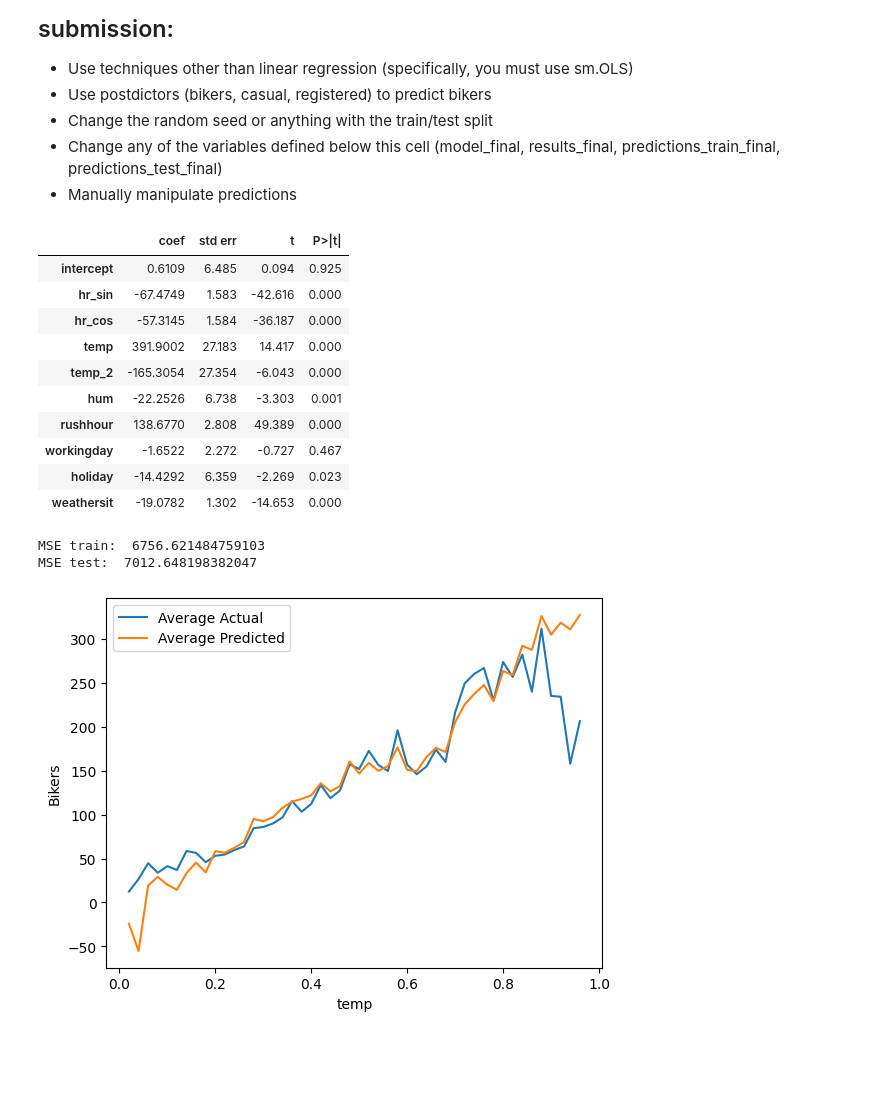
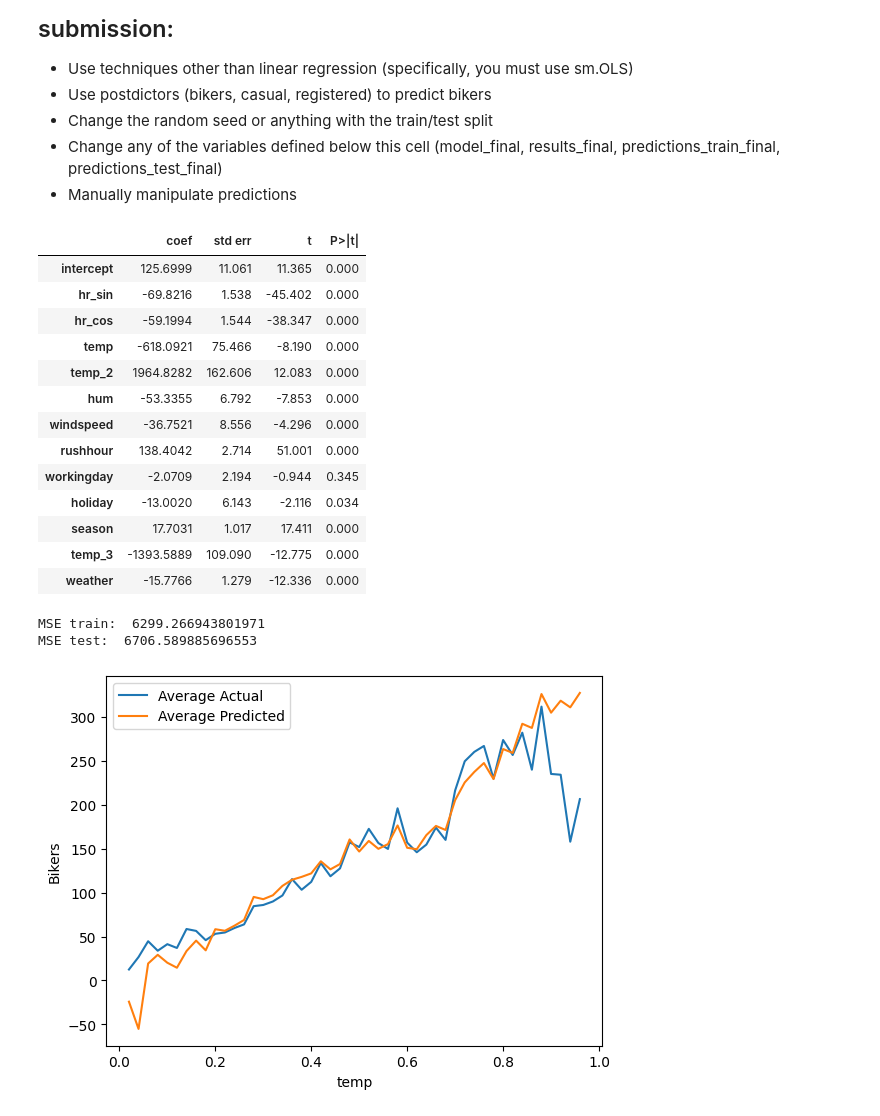
Before and after one commit to Alakazam992/code_2600, a Jupyter notebook: mod05_nonlinear.ipynb, the cells around one changed output. Saved outputs shown, nothing was run; the diff lists cells and outputs as text; code cells hidden in the pictures; blank space fills up the shorter version.

Commit message:
added temp_3 and season

```diff
--- a/mod05_nonlinear.ipynb
+++ b/mod05_nonlinear.ipynb
@@ -305,40 +305,48 @@ plot_avg_actual_vs_predicted_by_feature(X=X_train,
 - Manually manipulate predictions
 # %%
 # Data pre-processing (on Train, Test, X_train, and X_test)
-X_train['weathersit'] = X_train['weathersit'].astype('category').cat.codes
-X_test['weathersit'] = X_test['weathersit'].astype('category').cat.codes
+X_train['weather'] = X_train['weathersit'].astype('category').cat.codes
+X_test['weather'] = X_test['weathersit'].astype('category').cat.codes
 X_train['temp_2'] = X_train['temp']**2
 X_test['temp_2'] = X_test['temp']**2
+X_train['temp_3'] = X_train['temp']**3
+X_test['temp_3'] = X_test['temp']**3
 # %%
 # Build your linear regression model here.
 vars_to_include = [
     'intercept',
     'hr_sin',
     'hr_cos',
     'temp',
     'temp_2',
     'hum',
+    'windspeed',
     'rushhour',
     'workingday',
     'holiday',
-    'weathersit'
+    'season',
+    'temp_3',
+    'weather'
 ]
 
 model_final = sm.OLS(y_train, X_train[vars_to_include])
 results_final = model_final.fit()
 summarize(results_final)
 # %% [output]
 |  | coef | std err | t | P>|t| |
-| intercept | 0.6109 | 6.485 | 0.094 | 0.925 |
-| hr_sin | -67.4749 | 1.583 | -42.616 | 0.000 |
-| hr_cos | -57.3145 | 1.584 | -36.187 | 0.000 |
-| temp | 391.9002 | 27.183 | 14.417 | 0.000 |
-| temp_2 | -165.3054 | 27.354 | -6.043 | 0.000 |
-| hum | -22.2526 | 6.738 | -3.303 | 0.001 |
-| rushhour | 138.6770 | 2.808 | 49.389 | 0.000 |
-| workingday | -1.6522 | 2.272 | -0.727 | 0.467 |
-| holiday | -14.4292 | 6.359 | -2.269 | 0.023 |
-| weathersit | -19.0782 | 1.302 | -14.653 | 0.000 |
+| intercept | 125.6999 | 11.061 | 11.365 | 0.000 |
+| hr_sin | -69.8216 | 1.538 | -45.402 | 0.000 |
+| hr_cos | -59.1994 | 1.544 | -38.347 | 0.000 |
+| temp | -618.0921 | 75.466 | -8.190 | 0.000 |
+| temp_2 | 1964.8282 | 162.606 | 12.083 | 0.000 |
+| hum | -53.3355 | 6.792 | -7.853 | 0.000 |
+| windspeed | -36.7521 | 8.556 | -4.296 | 0.000 |
+| rushhour | 138.4042 | 2.714 | 51.001 | 0.000 |
+| workingday | -2.0709 | 2.194 | -0.944 | 0.345 |
+| holiday | -13.0020 | 6.143 | -2.116 | 0.034 |
+| season | 17.7031 | 1.017 | 17.411 | 0.000 |
+| temp_3 | -1393.5889 | 109.090 | -12.775 | 0.000 |
+| weather | -15.7766 | 1.279 | -12.336 | 0.000 |
 # %%
 predictions_train_final = predict(X_train[vars_to_include], results_final)
 print('MSE train: ', mse(y_train, predictions_train_final))
@@ -346,8 +354,8 @@ print('MSE train: ', mse(y_train, predictions_train_final))
 predictions_test_final = predict(X_test[vars_to_include], results_final)
 print('MSE test: ', mse(y_test, predictions_test_final))
 # %% [output]
-MSE train:  6756.621484759103
-MSE test:  7012.648198382047
+MSE train:  6299.266943801971
+MSE test:  6706.589885696553
 # %%
 plot_avg_actual_vs_predicted_by_feature(X=X_train,
                                         y=y_train,
```
